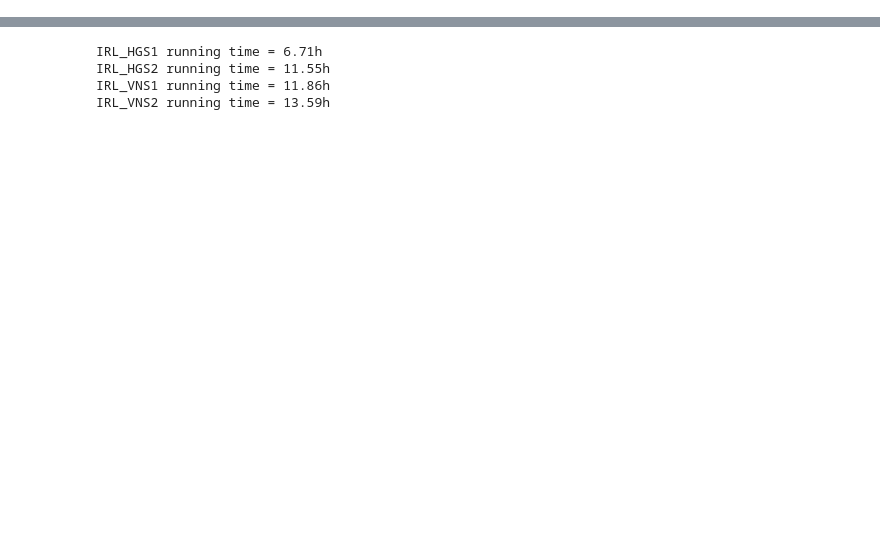
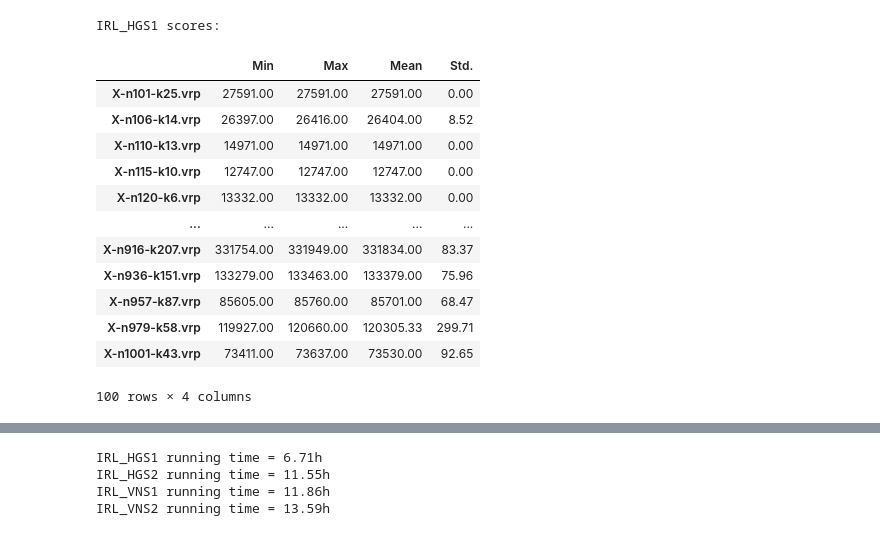
Before and after one commit to vietbtx/VRPpp, a Jupyter notebook: experiments_CVRP.ipynb, the cells around one changed output, grey strips where cells are left out. Drawn from its saved outputs; the diff is of its cells as text; code cells hidden in the pictures; blank space fills up the shorter version.

```diff
--- a/experiments_CVRP.ipynb
+++ b/experiments_CVRP.ipynb
@@ -6,0 +47,19 @@ from vns_baselines import VNS_CVRP_KEYS
+# %%
+print("IRL_HGS1 scores:")
+irl_hgs_1_df, irl_hgs_1_best_score, irl_hgs_1_overall = load_score("logs/dataset_train_data_cvrp_HGS_0.0", range(1, 4))
+irl_hgs_1_overall
+# %% [output]
+IRL_HGS1 scores:
+|  | Min | Max | Mean | Std. |
+| X-n101-k25.vrp | 27591.00 | 27591.00 | 27591.00 | 0.00 |
+| X-n106-k14.vrp | 26397.00 | 26416.00 | 26404.00 | 8.52 |
+| X-n110-k13.vrp | 14971.00 | 14971.00 | 14971.00 | 0.00 |
+| X-n115-k10.vrp | 12747.00 | 12747.00 | 12747.00 | 0.00 |
+| X-n120-k6.vrp | 13332.00 | 13332.00 | 13332.00 | 0.00 |
+| ... | ... | ... | ... | ... |
+| X-n916-k207.vrp | 331754.00 | 331949.00 | 331834.00 | 83.37 |
+| X-n936-k151.vrp | 133279.00 | 133463.00 | 133379.00 | 75.96 |
+| X-n957-k87.vrp | 85605.00 | 85760.00 | 85701.00 | 68.47 |
+| X-n979-k58.vrp | 119927.00 | 120660.00 | 120305.33 | 299.71 |
+| X-n1001-k43.vrp | 73411.00 | 73637.00 | 73530.00 | 92.65 |
+100 rows × 4 columns
```
Also changed, not shown: parts of 17 cells of this notebook, 5 other files.
